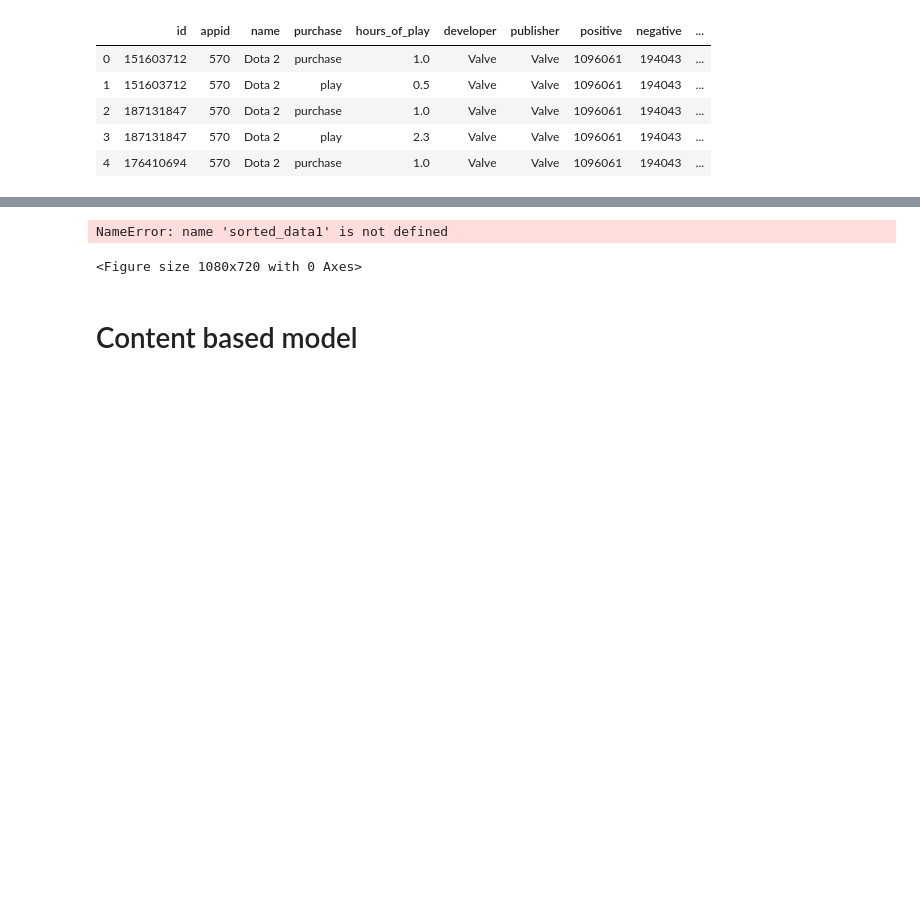
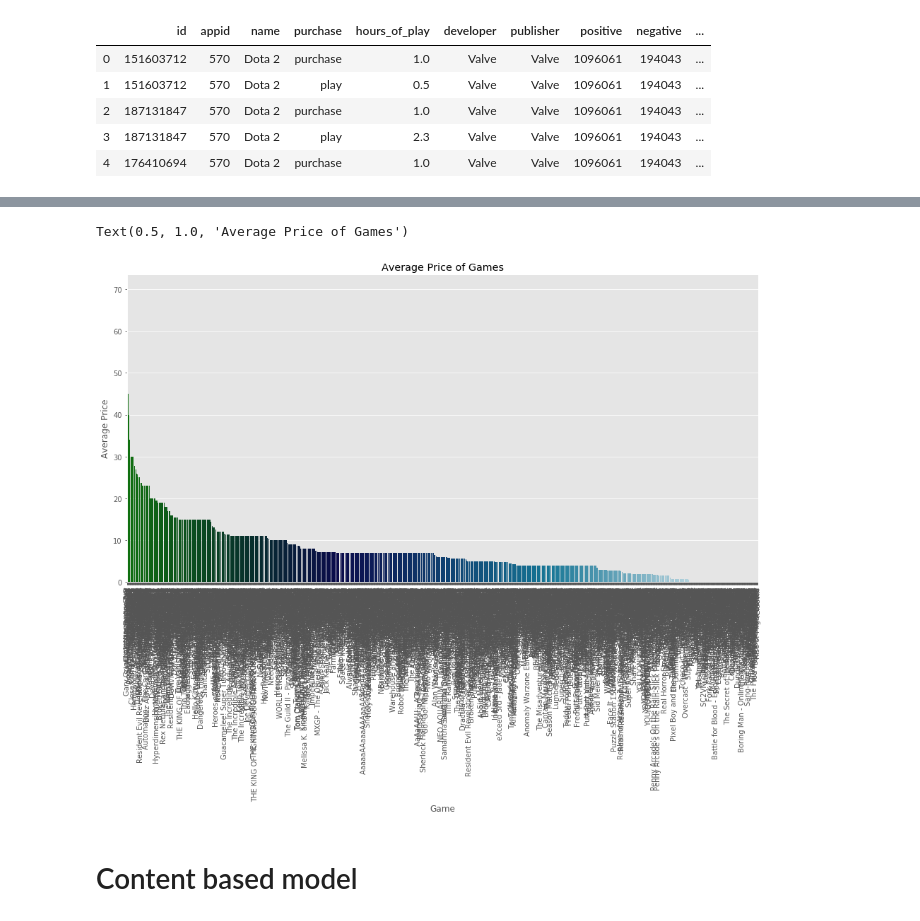
Before and after one commit to IsabelJoseph101/steam_recommendation_system, a Jupyter notebook: modelling_evaluation.ipynb, the cells around one changed output, grey strips where cells are left out. Drawn from its saved outputs; the diff is of its cells as text; code cells hidden in the pictures; blank space fills up the shorter version.

```diff
--- a/modelling_evaluation.ipynb
+++ b/modelling_evaluation.ipynb
@@ -48,22 +83,27 @@ df.head()
 # %%
+# graphing the average prices of games
 game_list=list(df.name.unique())
-average_total_rank=[]
+average_price=[]
 
 for i in game_list:
     x=df[df.name==i]
-    average_total_rank.append(sum(x['rank'])/len(x))
-df3=pd.DataFrame({'name':game_list,'rank':average_total_rank})
+    game_average=sum(x.price)/len(x)
+    average_price.append(game_average)
 
-plt.figure(figsize=(15,10))
-ax=sns.barplot(x=sorted_data1.game_list,y=sorted_data1.average_total_rank,palette='inferno')
+df1=pd.DataFrame({'game_list':game_list,'average_price':average_price})
+new_index=df1.average_price.sort_values(ascending=False).index.values
+sorted_data=df1.reindex(new_index)
+
+plt.figure(figsize=(16,8))
+ax=sns.barplot(x=sorted_data.game_list,y=sorted_data.average_price,palette='ocean')
 
 plt.xticks(rotation=90)
 plt.xlabel('Game')
-plt.ylabel('Average of Total Rank')
-plt.title('Average of Total Rank According to Game')
+plt.ylabel('Average Price')
+plt.title('Average Price of Games')
 # %% [output]
-NameError: name 'sorted_data1' is not defined
+Text(0.5, 1.0, 'Average Price of Games')
-<Figure size 1080x720 with 0 Axes>
+[figure, added]
 # %% [markdown]
 # Content based model
 # %% [markdown]
```
Also changed, not shown: parts of 15 cells of this notebook.
